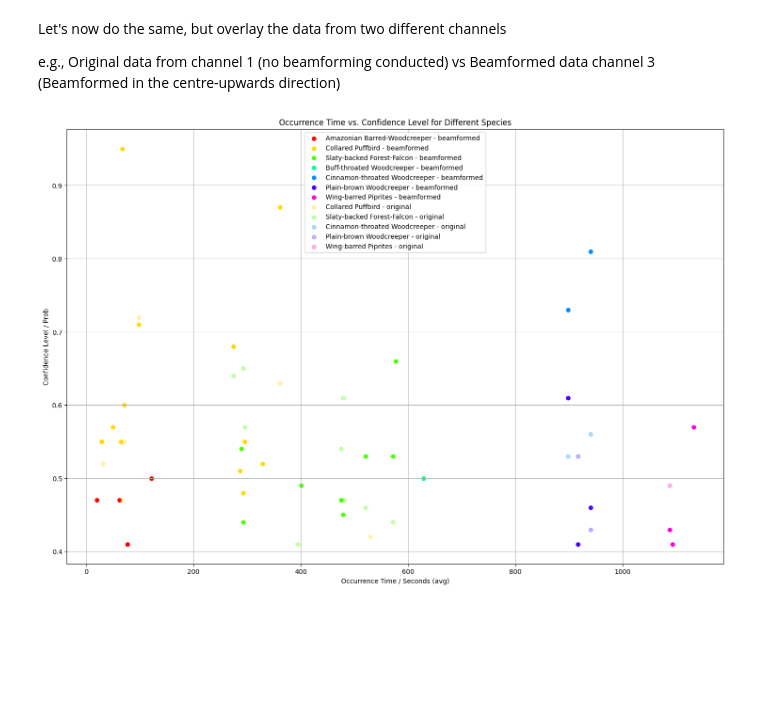
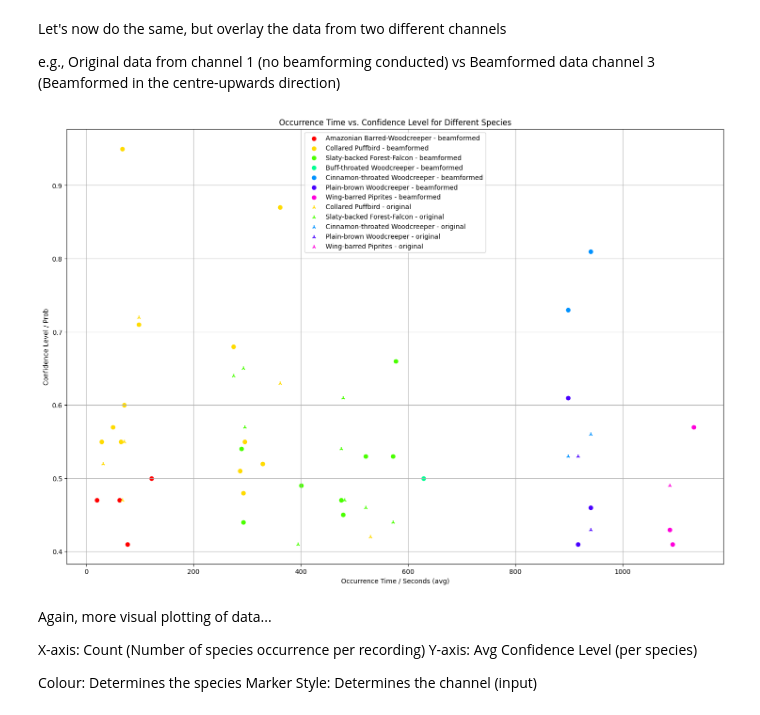
Before and after one commit to JamesSkinna/Masters_6mic_analysis, a Jupyter notebook: src/trying-out-code/odas_process_test.ipynb, the cells around one changed output. Drawn from its saved outputs; the diff is of its cells as text; code cells hidden in the pictures; blank space fills up the shorter version.

Commit message:
Updated marker style, for clarity

```diff
--- a/src/trying-out-code/odas_process_test.ipynb
+++ b/src/trying-out-code/odas_process_test.ipynb
@@ -416,27 +418,35 @@ e.g., Original data from channel 1 (no beamforming conducted) vs Beamformed data
 # %%
 original_chan1_data = results_dict["original_chan1.mp3"]            # Extract data from original channel 1
 sep_chan3_data = results_dict["sep_chan3.mp3"]                      # Extract data from separated channel 3
 
 original_plotting_data = extract_time_conf(original_chan1_data)     # Prepare the data from each
 sep_plotting_data = extract_time_conf(sep_chan3_data)
 
 # Setup the plot...
 plt.figure(figsize=(18, 12))
 plt.xlabel('Occurrence Time / Seconds (avg)')
 plt.ylabel('Confidence Level / Prob')
 plt.title('Occurrence Time vs. Confidence Level for Different Species')
 plt.grid(True)
 
 # Plot the data for each species (separated data)...
 for i, species in enumerate(sep_plotting_data.keys()):
     plt.scatter(sep_plotting_data[species]["avg_occurence_time_list"], sep_plotting_data[species]["conf_list"], color=plotting_data[species]["colour"], label=species + " - beamformed")
 
 # Plot the data for each species (original data)...
-# Specify an alpha value of 0.5 - half the transparency, to differentiate
+# Specify a different marker style, to differentiate
 for i, species in enumerate(original_plotting_data.keys()):
-    plt.scatter(original_plotting_data[species]["avg_occurence_time_list"], original_plotting_data[species]["conf_list"], color=plotting_data[species]["colour"], alpha=0.3, label=species + " - original")
+    plt.scatter(original_plotting_data[species]["avg_occurence_time_list"], original_plotting_data[species]["conf_list"], color=plotting_data[species]["colour"], marker="x", label=species + " - original")
 
 plt.legend()
 plt.show()
 # %% [output]
-[figure, old version]
+[figure, new version]
+# %% [markdown]
+Again, more visual plotting of data...
+
+X-axis: Count (Number of species occurrence per recording)
+Y-axis: Avg Confidence Level (per species)
+
+Colour: Determines the species
+Marker Style: Determines the channel (input)
```
Also changed, not shown: parts of 1 cell of this notebook.
